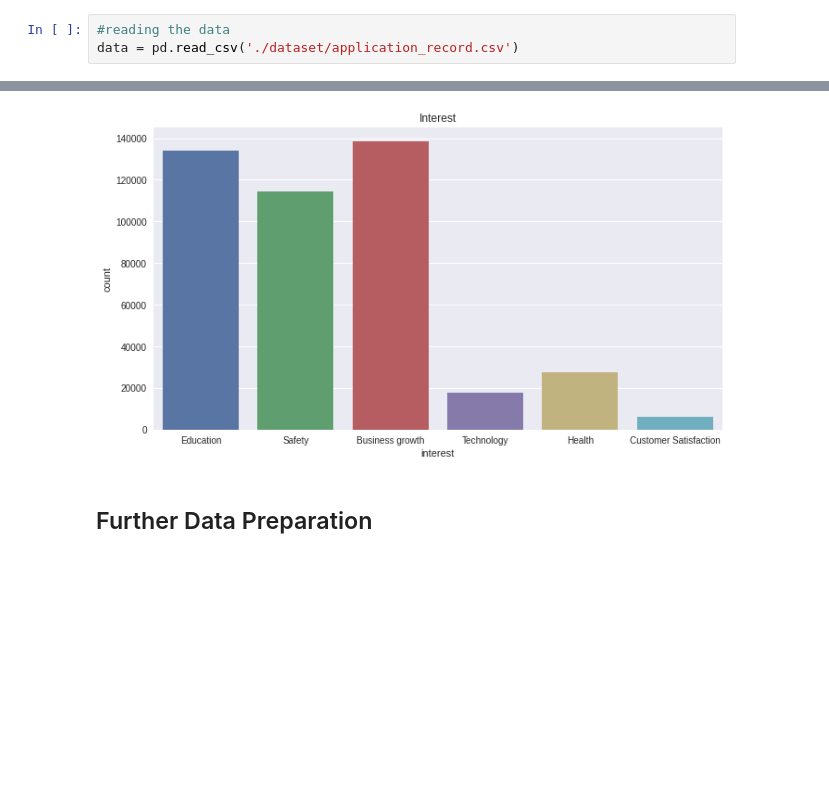
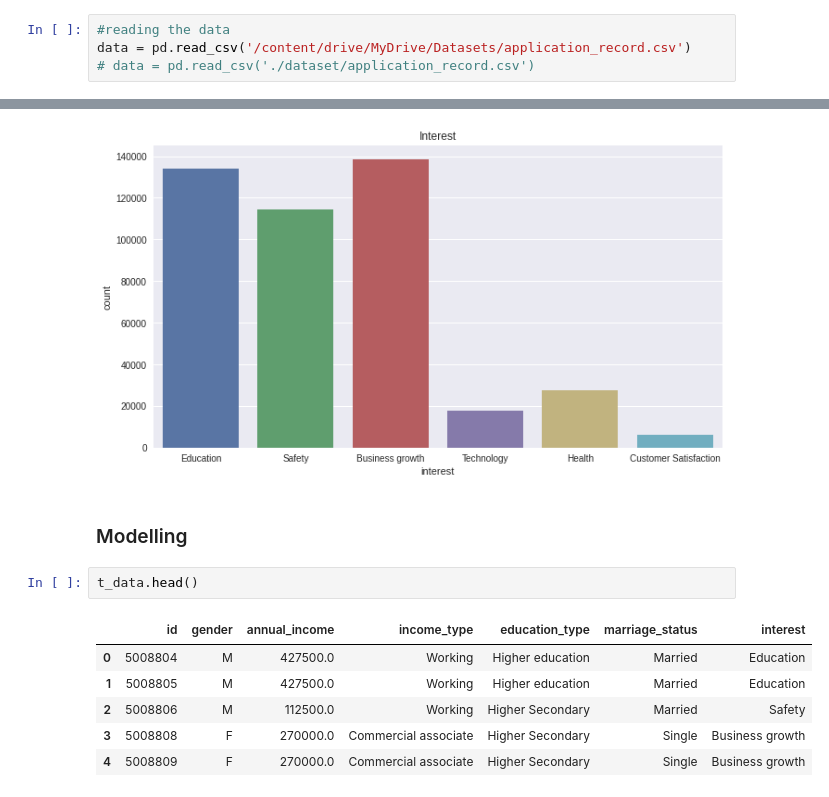
Before and after one commit to drizedunn/Food-Preference, a Jupyter notebook: mlquote.ipynb, the cells around one changed output, grey strips where cells are left out. Cells and saved outputs as stored; diff of their text form; blank space fills up the shorter version.

Commit message:
modelling...

```diff
--- a/mlquote.ipynb
+++ b/mlquote.ipynb
@@ -36,7 +39,8 @@ warnings.filterwarnings('ignore')
 The data is a credit card application record data collected from https://www.kaggle.com/datasets/rikdifos/credit-card-approval-prediction?select=application_record.csv
 # %%
 #reading the data
-data = pd.read_csv('./dataset/application_record.csv')
+data = pd.read_csv('/content/drive/MyDrive/Datasets/application_record.csv')
+# data = pd.read_csv('./dataset/application_record.csv')
 # %%
 #Displaying the first five rows of the data
 data.head()
@@ -313,5 +317,14 @@ sns.countplot(t_data['interest']).set_title('Interest')
 plt.show()
 # %% [output]
 [figure]
-# %% [markdown]
-## Further Data Preparation
+# %% [markdown]
+### Modelling
+# %%
+t_data.head()
+# %% [output]
+|  | id | gender | annual_income | income_type | education_type | marriage_status | interest |
+| 0 | 5008804 | M | 427500.0 | Working | Higher education | Married | Education |
+| 1 | 5008805 | M | 427500.0 | Working | Higher education | Married | Education |
+| 2 | 5008806 | M | 112500.0 | Working | Higher Secondary | Married | Safety |
+| 3 | 5008808 | F | 270000.0 | Commercial associate | Higher Secondary | Single | Business growth |
+| 4 | 5008809 | F | 270000.0 | Commercial associate | Higher Secondary | Single | Business growth |
```
Also changed, not shown: parts of 6 cells of this notebook.
